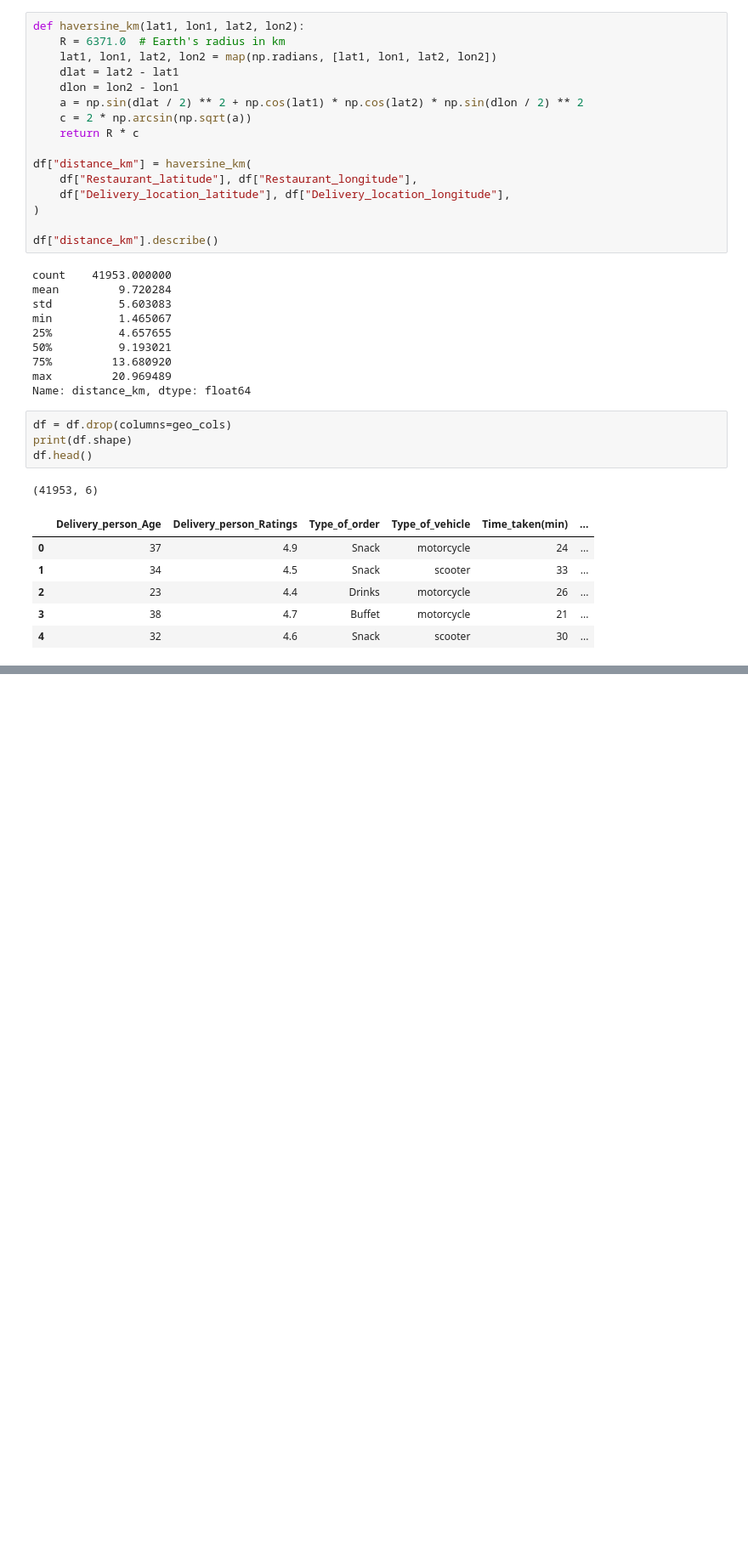
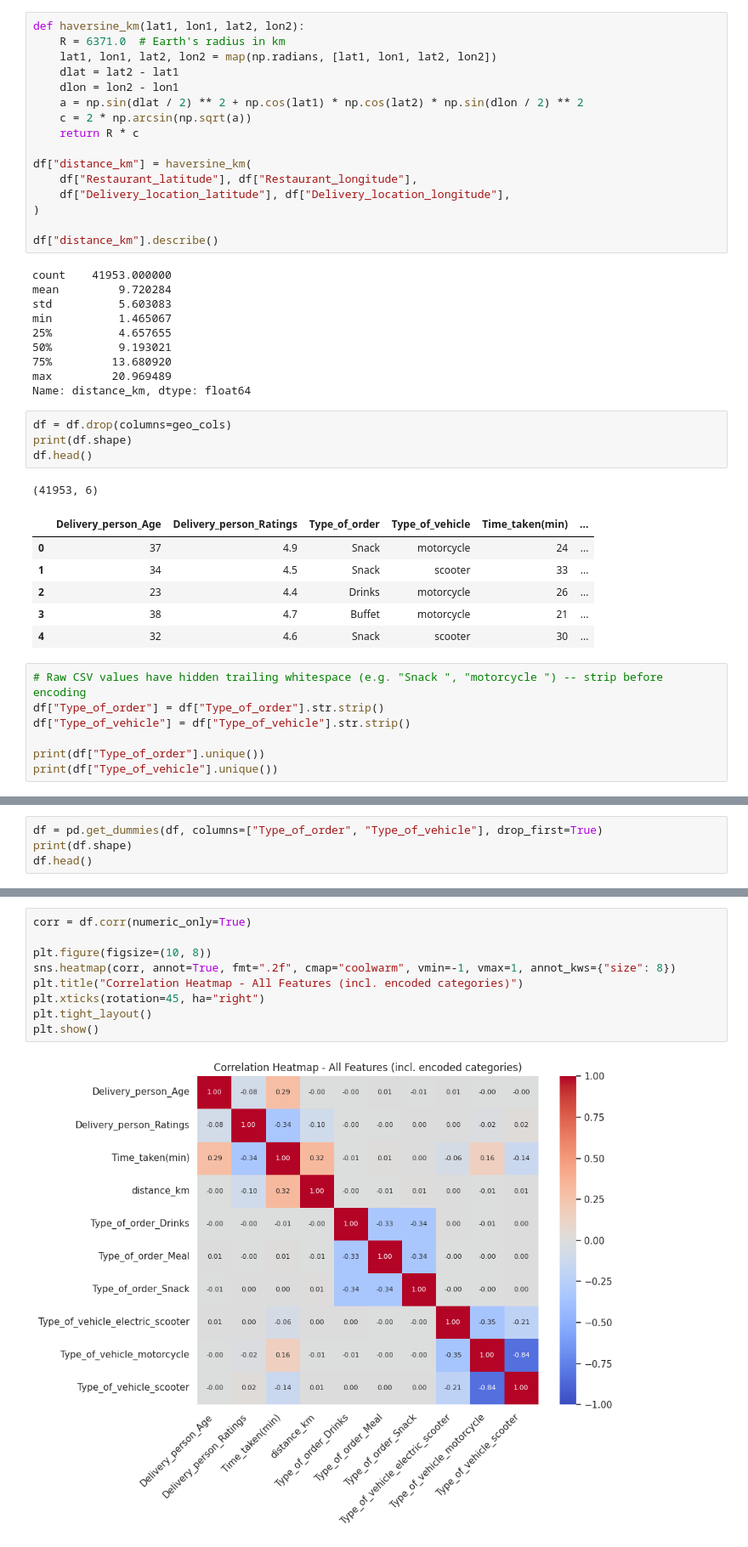
Before and after one commit to Janviere-dev/Linear_Regression_Model, a Jupyter notebook: summative/linear_regression/multivariate.ipynb, the cells around one changed output, grey strips where cells are left out. Shown at 85% size. Saved outputs shown, nothing was run; the diff lists cells and outputs as text; blank space fills up the shorter version.

```diff
--- a/summative/linear_regression/multivariate.ipynb
+++ b/summative/linear_regression/multivariate.ipynb
@@ -254,3 +262,10 @@ df.head()
 | 2 | 23 | 4.4 | Drinks | motorcycle | 26 | ... |
 | 3 | 38 | 4.7 | Buffet | motorcycle | 21 | ... |
 | 4 | 32 | 4.6 | Snack | scooter | 30 | ... |
+# %%
+# Raw CSV values have hidden trailing whitespace (e.g. "Snack ", "motorcycle ") -- strip before encoding
+df["Type_of_order"] = df["Type_of_order"].str.strip()
+df["Type_of_vehicle"] = df["Type_of_vehicle"].str.strip()
+
+print(df["Type_of_order"].unique())
+print(df["Type_of_vehicle"].unique())
@@ -256,0 +275,4 @@ df.head()
+# %%
+df = pd.get_dummies(df, columns=["Type_of_order", "Type_of_vehicle"], drop_first=True)
+print(df.shape)
+df.head()
@@ -256,0 +287,11 @@ df.head()
+# %%
+corr = df.corr(numeric_only=True)
+
+plt.figure(figsize=(10, 8))
+sns.heatmap(corr, annot=True, fmt=".2f", cmap="coolwarm", vmin=-1, vmax=1, annot_kws={"size": 8})
+plt.title("Correlation Heatmap - All Features (incl. encoded categories)")
+plt.xticks(rotation=45, ha="right")
+plt.tight_layout()
+plt.show()
+# %% [output]
+[figure, added]
```
Also changed, not shown: parts of 21 cells of this notebook.
